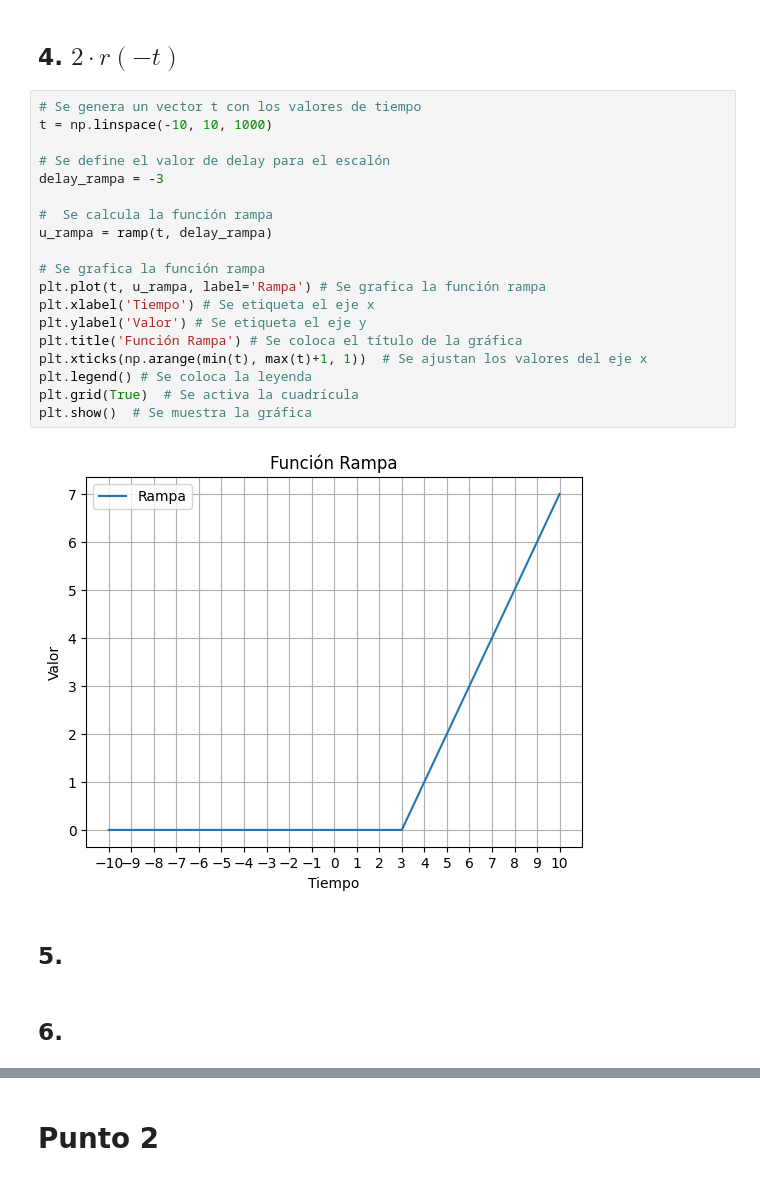
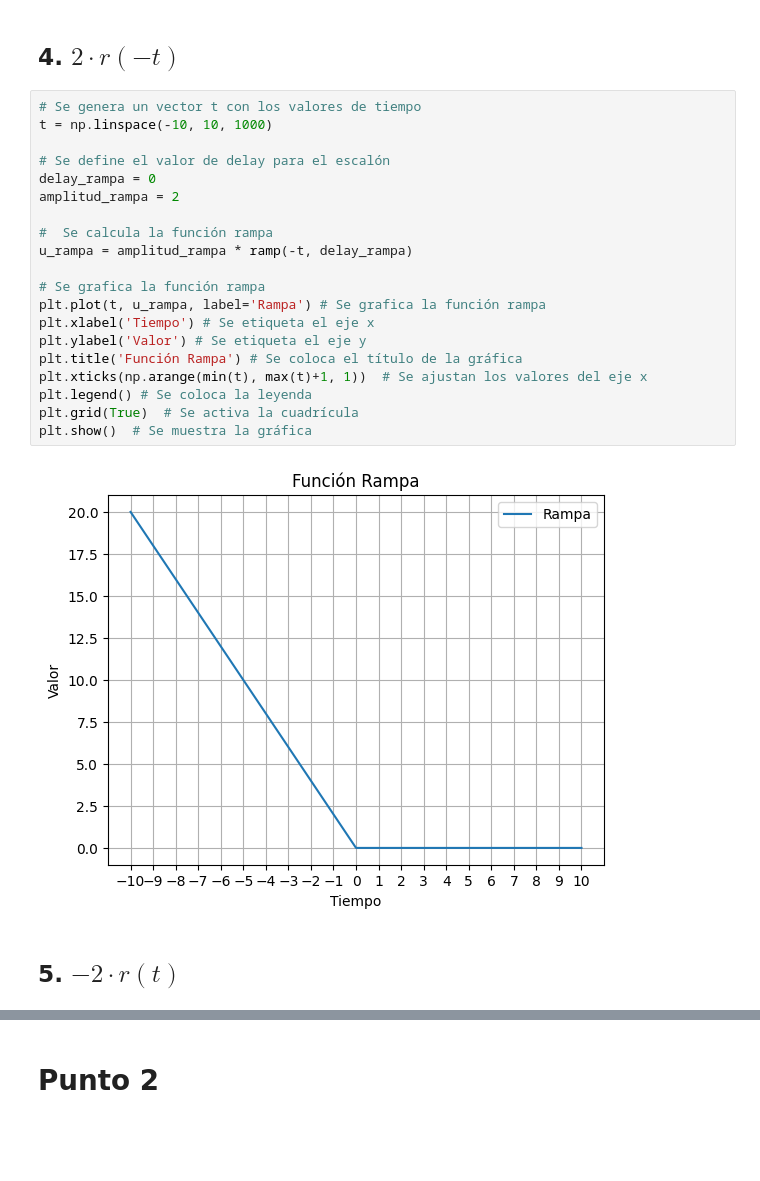
Before and after one commit to fg-edu-tep/Senales-Lab, a Jupyter notebook: lab2/Laboratorio_2_2025_1.ipynb, the cells around one changed output, grey strips where cells are left out. Saved outputs shown, nothing was run; the diff lists cells and outputs as text; blank space fills up the shorter version.

```diff
--- a/lab2/Laboratorio_2_2025_1.ipynb
+++ b/lab2/Laboratorio_2_2025_1.ipynb
@@ -195,25 +195,24 @@ plt.show() # Se muestra la gráfica
 # %%
 # Se genera un vector t con los valores de tiempo
 t = np.linspace(-10, 10, 1000)
 
 # Se define el valor de delay para el escalón
-delay_rampa = -3
+delay_rampa = 0
+amplitud_rampa = 2
 
 #  Se calcula la función rampa
-u_rampa = ramp(t, delay_rampa)
+u_rampa = amplitud_rampa * ramp(-t, delay_rampa)
 
 # Se grafica la función rampa
 plt.plot(t, u_rampa, label='Rampa') # Se grafica la función rampa
 plt.xlabel('Tiempo') # Se etiqueta el eje x
 plt.ylabel('Valor') # Se etiqueta el eje y
 plt.title('Función Rampa') # Se coloca el título de la gráfica
 plt.xticks(np.arange(min(t), max(t)+1, 1))  # Se ajustan los valores del eje x
 plt.legend() # Se coloca la leyenda
 plt.grid(True)  # Se activa la cuadrícula
 plt.show()  # Se muestra la gráfica
 # %% [output]
-[figure, old version]
+[figure, new version]
 # %% [markdown]
-## 5.
+## 5. $-2 \cdot r(t)$
-# %% [markdown]
-## 6.
```
Also changed, not shown: parts of 7 cells of this notebook.
